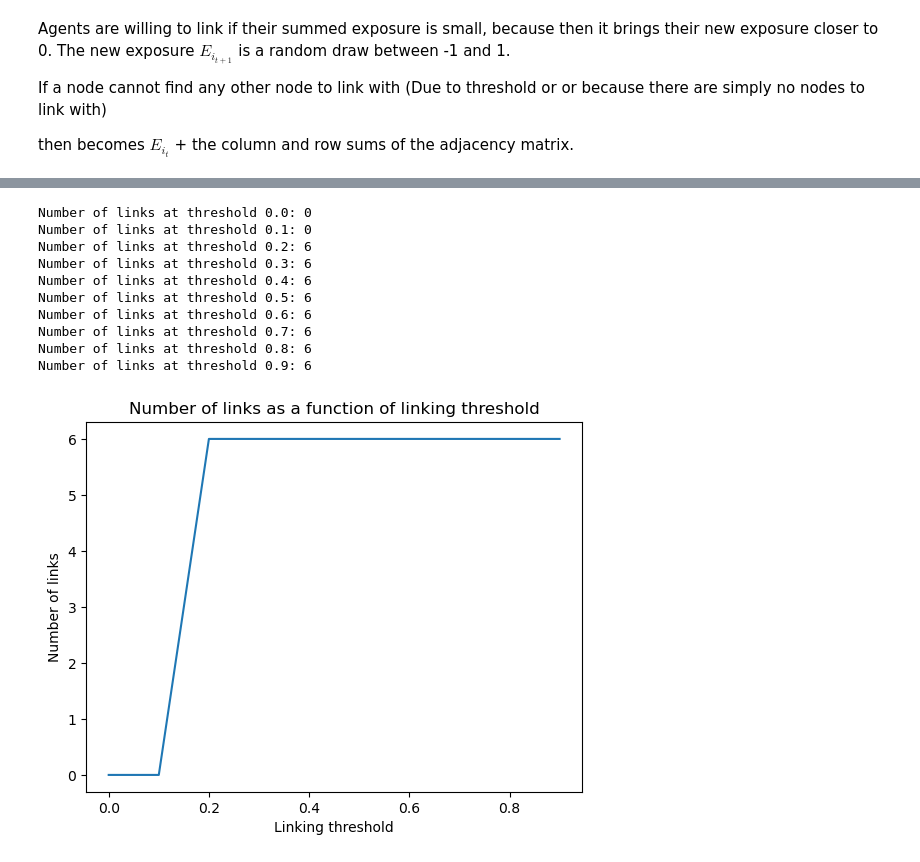
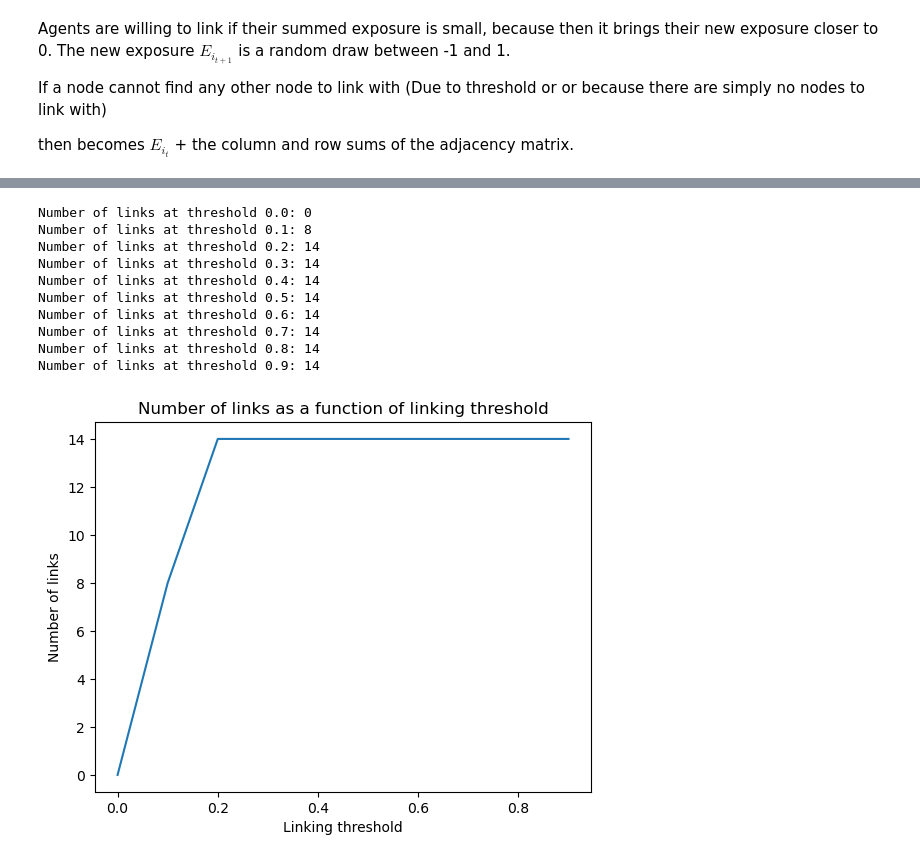
Before and after one commit to NitaiNijholt/FinancialNetwork, a Jupyter notebook: initial_explorations.ipynb, the cells around one changed output, grey strips where cells are left out. Drawn from its saved outputs; the diff is of its cells as text; code cells hidden in the pictures.

```diff
--- a/initial_explorations.ipynb
+++ b/initial_explorations.ipynb
@@ -157,7 +172,7 @@ def create_directional_graph(N_Nodes, edges=None):
     # Add edges if provided
     if edges is not None:
         for edge in edges:
-            G.add_edges_from(edges)
+            G.add_edge(edge)
 
     return G
 # %% [markdown]
@@ -180,6 +195,9 @@ def form_links_and_update_exposures(G: nx.Graph, exposures: List[float], linking
     Returns:
     Tuple[nx.Graph, List[float]]: A tuple containing the updated graph and a list of updated exposures.
     """
+
+    assert len(exposures) == len(G.nodes), f"The number of exposures must match the number of nodes in the graph, now the lenght of exposures={len(exposures)} and the number of nodes={len(G.nodes)}"
+
     updated_exposures = exposures.copy()
 
     for i in range(len(exposures)):
@@ -195,9 +213,11 @@ def form_links_and_update_exposures(G: nx.Graph, exposures: List[float], linking
                     closest_node = j
 
         if closest_node is not None:
-            G.add_edge(i, closest_node, weight=exposures[i])
-            updated_exposures[i] += exposures[closest_node]
-            G.add_edge(closest_node, i, weight=exposures[closest_node])
-            updated_exposures[closest_node] += exposures[i]
+            if not G.has_edge(i, closest_node):
+                G.add_edge(i, closest_node, weight=exposures[i])
+                updated_exposures[i] += exposures[closest_node]
+            if not G.has_edge(closest_node, i):
+                G.add_edge(closest_node, i, weight=exposures[closest_node])
+                updated_exposures[closest_node] += exposures[i]
 
     return G, updated_exposures
@@ -336,28 +318,29 @@ adjacency matrix:
 # %%
 # This cell is purely for testing expected behavior, we expect the number of links to go up as the linking threshold decreases
 Graph = create_directional_graph(N_Nodes = 10)
+initial_exposures = generate_exposures(10)
 Links_test = []
 Link_test_thresholds = []
 
 for i in range(10):
     Graph_updates = form_links_and_update_exposures(G=Graph, exposures=initial_exposures, linking_threshold=i/10)[0]
     print(f'Number of links at threshold {i/10}: {len(Graph_updates.edges)}')
     Links_test.append(len(Graph_updates.edges))
     Link_test_thresholds.append(i/10)
 plt.ylabel('Number of links')
 plt.xlabel('Linking threshold')
 plt.title('Number of links as a function of linking threshold')
 plt.plot(Link_test_thresholds, Links_test)
 plt.show()
 # %% [output]
 Number of links at threshold 0.0: 0
-Number of links at threshold 0.1: 0
-Number of links at threshold 0.2: 6
-Number of links at threshold 0.3: 6
-Number of links at threshold 0.4: 6
-Number of links at threshold 0.5: 6
-Number of links at threshold 0.6: 6
-Number of links at threshold 0.7: 6
-Number of links at threshold 0.8: 6
-Number of links at threshold 0.9: 6
+Number of links at threshold 0.1: 8
+Number of links at threshold 0.2: 14
+Number of links at threshold 0.3: 14
+Number of links at threshold 0.4: 14
+Number of links at threshold 0.5: 14
+Number of links at threshold 0.6: 14
+Number of links at threshold 0.7: 14
+Number of links at threshold 0.8: 14
+Number of links at threshold 0.9: 14
-[figure, old version]
+[figure, new version]
```
Also changed, not shown: parts of 27 cells of this notebook.
